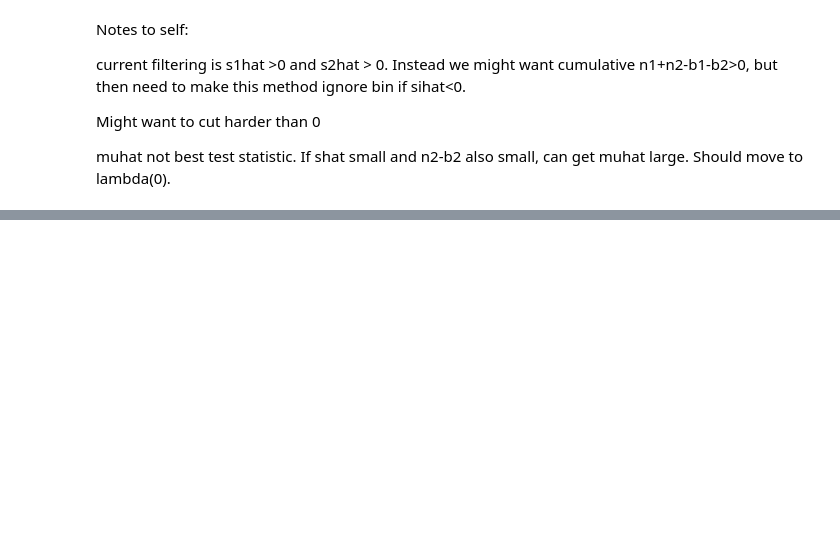
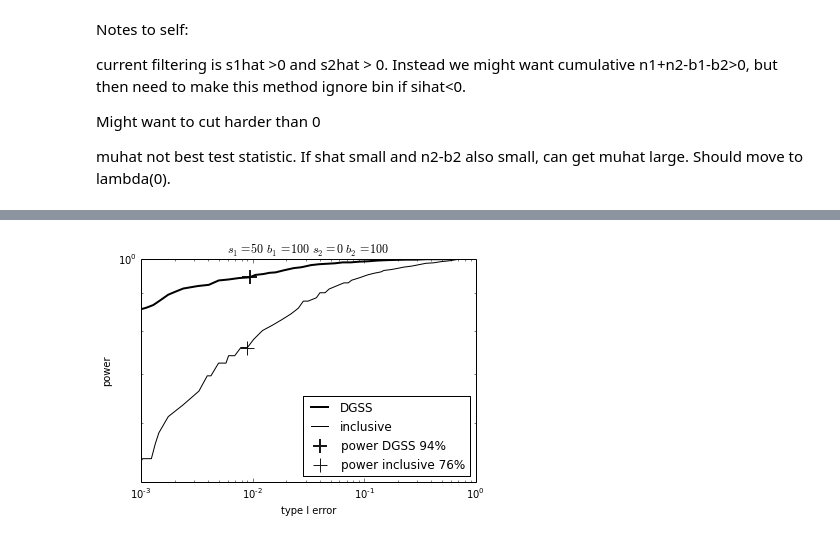
Before and after one commit to cranmer/play, a Jupyter notebook: misc/DataGuidedSequentialSearch.ipynb, the cells around one changed output, grey strips where cells are left out. Cells and saved outputs as stored; diff of their text form; code cells hidden in the pictures; blank space fills up the shorter version.

```diff
--- a/misc/DataGuidedSequentialSearch.ipynb
+++ b/misc/DataGuidedSequentialSearch.ipynb
@@ -241 +293,20 @@ b_contents, edges, patches = plt.hist(q0_b_expts, bins=edges, alpha=0.3, color='
+# %%
+plt.plot(1.-b_cumsum,1.-s_cumsum,c='black',lw=2)
+plt.plot(1.-i_b_cumsum,1.-i_s_cumsum,c='black',lw=1)
+plt.scatter(1.-b_cumsum[index],1.-s_cumsum[index],alpha=0.9,marker='+',s=200,lw=2, c='black')
+plt.scatter(1.-i_b_cumsum[i_index],1.-i_s_cumsum[i_index],alpha=0.9,marker='+',s=200,c='black')
+power_DGSS=100*(1.-s_cumsum[index])
+power_inclusive=100*(1.-i_s_cumsum[i_index])
+lab_power_DGSS='power DGSS %.0f%%' %(power_DGSS)
+lab_power_inclusive='power inclusive %.0f%%' %(power_inclusive)
+plt.xlabel('type I error')
+plt.ylabel('power')
+plt.title('$s_1=%d$ $b_1=%d$ $s_2=%d$ $b_2=%d$' %(s1hat.subs(struth),b1.subs(btruth), s2hat.subs(struth),b2.subs(btruth),))
+plt.legend(('DGSS', 'inclusive',lab_power_DGSS,lab_power_inclusive),loc='lower right', scatterpoints=1 )
+plt.ylim(5e-1,1)
+plt.xlim(1e-3,1)
+plt.loglog()
+plt.savefig("q0_power_s1_%d_b1_%d_s2_%d_b2_%d.pdf" %(s1hat.subs(struth),b1.subs(btruth), s2hat.subs(struth),b2.subs(btruth),))
+# %% [output]
+[figure, added]
 # %%
```
Also changed, not shown: parts of 17 cells of this notebook, 4 other files.
